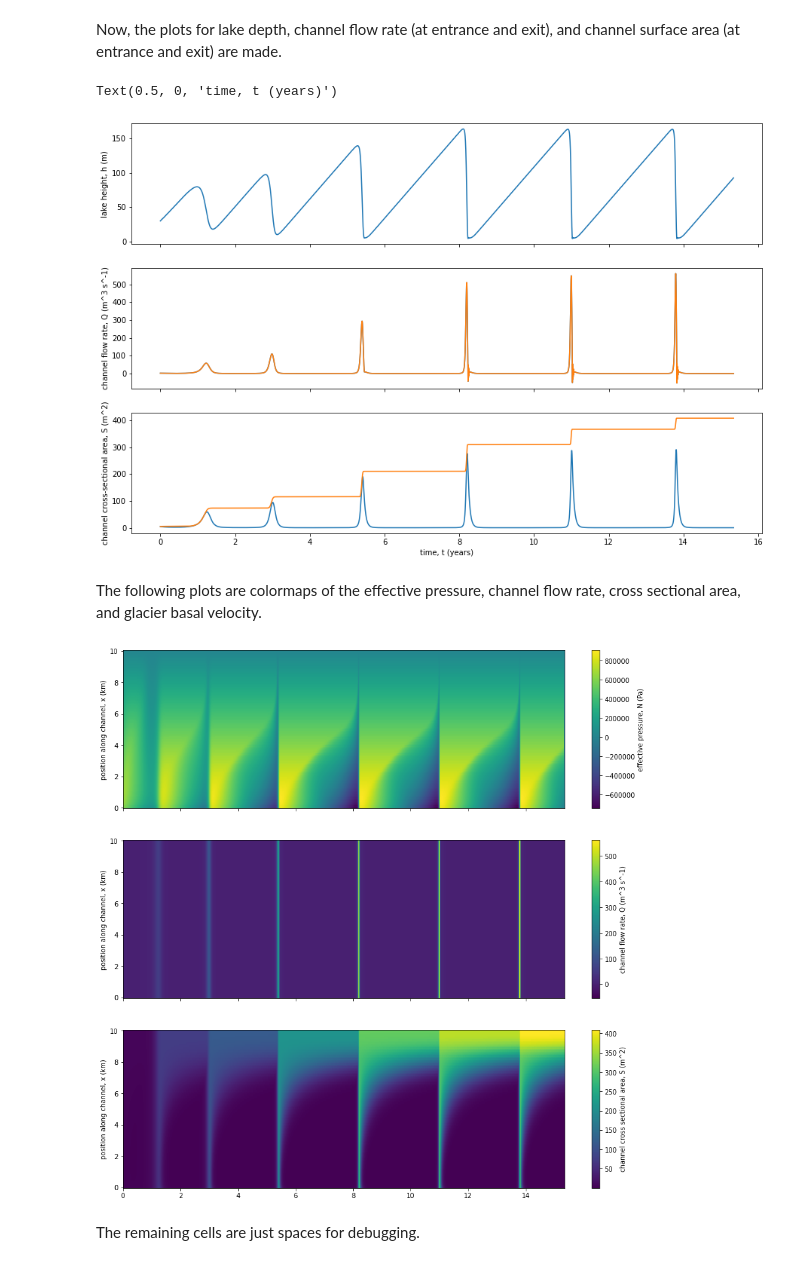
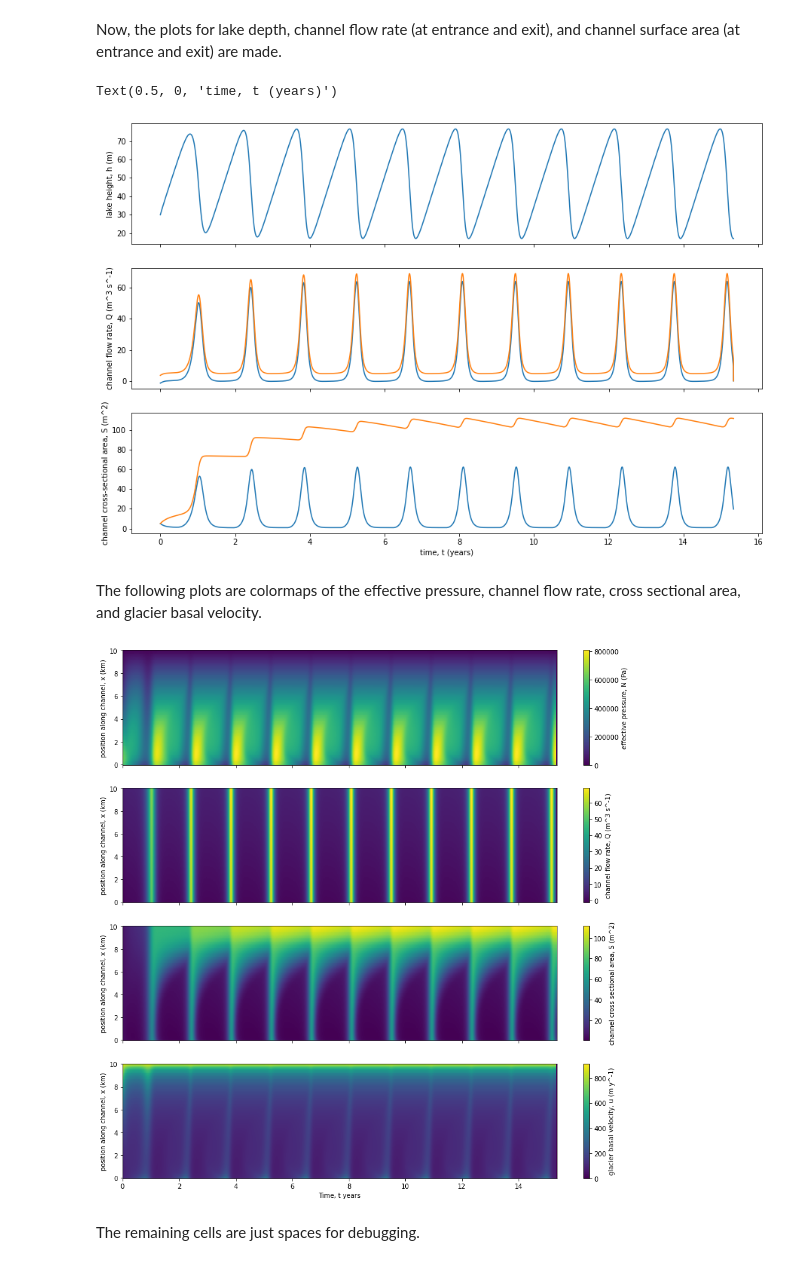
Before and after one commit to ldeo-glaciology/nye_eqns_bvp, a Jupyter notebook: nf_bvp_python/nf_bvp.ipynb, the cells around one changed output. Drawn from its saved outputs; the diff is of its cells as text; code cells hidden in the pictures.

Commit message:
NF Code v2.1
Added glacier velocity adjustment (with a gamma offset in sliding law to prevent velocities from becoming massive). The MATLAB script matches the python code up to this point.

```diff
--- a/nf_bvp_python/nf_bvp.ipynb
+++ b/nf_bvp_python/nf_bvp.ipynb
@@ -46,9 +46,18 @@ Q_in = 10/Q0
 hL_pl1 = 1
 beta_r = 0.9
 
+tau_raw = 100000 # Pa
+tau = tau_raw/N0
+C = 2*10**-20 # For sliding law
+alpha = C*(N0**3)*t0/s0 # For sliding law
+
 lda = 3.2
 psi = 1
-M = 0
+M = 5*10**-4/M0
+
+# Hack for capping velocity at terminus
+umax = 1000/(s0*s_to_y/t0);
+gamma = alpha*(tau**4)/umax
 
 # Details for storage of variables, user specified
 grid_space = 100
@@ -61,6 +70,7 @@ h = np.zeros(time_space)
 S = np.zeros((time_space,grid_space))
 Q = np.zeros((time_space,grid_space))
 N = np.zeros((time_space,grid_space))
+u = np.zeros((time_space,grid_space))
 
 # Initial conditions
 S[0,:] = 5*np.ones(grid_space)/S0
@@ -98,8 +108,9 @@ S_i = S[0,:]
 sol = solve_bvp(Nye_NQ, bc_N,x,y,verbose=2)
 N[0,:]=np.interp(x,sol.x,sol.y[0])
 Q[0,:]=np.interp(x,sol.x,sol.y[1])
-
-S[1,:] = S_i + del_t*(np.abs(Q[0,:])**3/S_i**(8/3) - S_i*N[0,:]**3)
+u[0,:]=alpha*(tau**4)/(N[0,:]+gamma)
+dSdx = np.gradient(S_i)/np.gradient(x)
+S[1,:] = S_i + del_t*(np.abs(Q[0,:])**3/S_i**(8/3) - S_i*N[0,:]**3 - u[0,:]*dSdx)
 h[1] = h[0] + del_t*lda*(Q_in-Q[0,0])/hL_pl1;
 NL = beta_r*(1-h[1])
 # Now we loop
@@ -116,7 +127,9 @@ for i in range(1,time_space-1):
         break
     N[i,:]=np.interp(x,sol.x,sol.y[0])
     Q[i,:]=np.interp(x,sol.x,sol.y[1])
-    S[i+1,:] = S_i + del_t*(np.abs(Q[i,:])**3/S_i**(8/3) - S_i*N[i,:]**3)
+    u[i,:]=alpha*(tau**4)/(N[i,:]+gamma)
+    dSdx = np.gradient(S_i)/np.gradient(x)
+    S[i+1,:] = S_i + del_t*(np.abs(Q[i,:])**3/S_i**(8/3) - S_i*N[i,:]**3 - u[i,:]*dSdx)
     h[i+1] = h[i] + del_t*lda*(Q_in-Q[i,0])/hL_pl1
     if (h[i+1]<=0) or (S[i+1,:].any()<=0):
         break
@@ -144,6 +155,7 @@ h_meters = h0*h
 Q_m3ps = Q0*Q
 S_m2 = S0*S
 N_Pa = N0*N
+u_mpy = u*s0*s_to_y/t0
 # %% [markdown]
 Now, the plots for lake depth, channel flow rate (at entrance and exit), and channel surface area (at entrance and exit) are made.
 # %%
@@ -162,27 +174,33 @@ ax[2].set_ylabel('channel cross-sectional area, S (m^2)')
 ax[2].set_xlabel('time, t (years)')
 # %% [output]
 Text(0.5, 0, 'time, t (years)')
-[figure, old version]
+[figure, new version]
 # %% [markdown]
 The following plots are colormaps of the effective pressure, channel flow rate, cross sectional area, and glacier basal velocity.
 # %%
-fig, ax = plt.subplots(3,figsize=[15,15],sharex=True)
+fig, ax = plt.subplots(4,figsize=[15,15],sharex=True)
 #plt.xlim([0,7])
 p0 = ax[0].pcolormesh(time_years,s_km,N_Pa.transpose(),shading='auto')
 ax[0].set_ylabel('position along channel, x (km)')
 cbar0 = fig.colorbar(p0,ax=ax[0])
 cbar0.set_label('effective pressure, N (Pa)')
 
 p1 = ax[1].pcolormesh(time_years,s_km,Q_m3ps.transpose(),shading='auto')
 ax[1].set_ylabel('position along channel, x (km)')
 cbar1 = fig.colorbar(p1,ax=ax[1])
 cbar1.set_label('channel flow rate, Q (m^3 s^-1)')
 
 p2 = ax[2].pcolormesh(time_years,s_km,S_m2.transpose(),shading='auto')
 ax[2].set_ylabel('position along channel, x (km)')
 cbar2 = fig.colorbar(p2,ax=ax[2])
 cbar2.set_label('channel cross sectional area, S (m^2)')
+
+p3 = ax[3].pcolormesh(time_years,s_km,u_mpy.transpose(),shading='auto')
+ax[3].set_ylabel('position along channel, x (km)')
+ax[3].set_xlabel('Time, t years')
+cbar3 = fig.colorbar(p3,ax=ax[3])
+cbar3.set_label('glacier basal velocity, u (m y^-1)')
 # %% [output]
-[figure, old version]
+[figure, new version]
 # %% [markdown]
 The remaining cells are just spaces for debugging.
```
Also changed, not shown: parts of 7 cells of this notebook, 1 other file.
